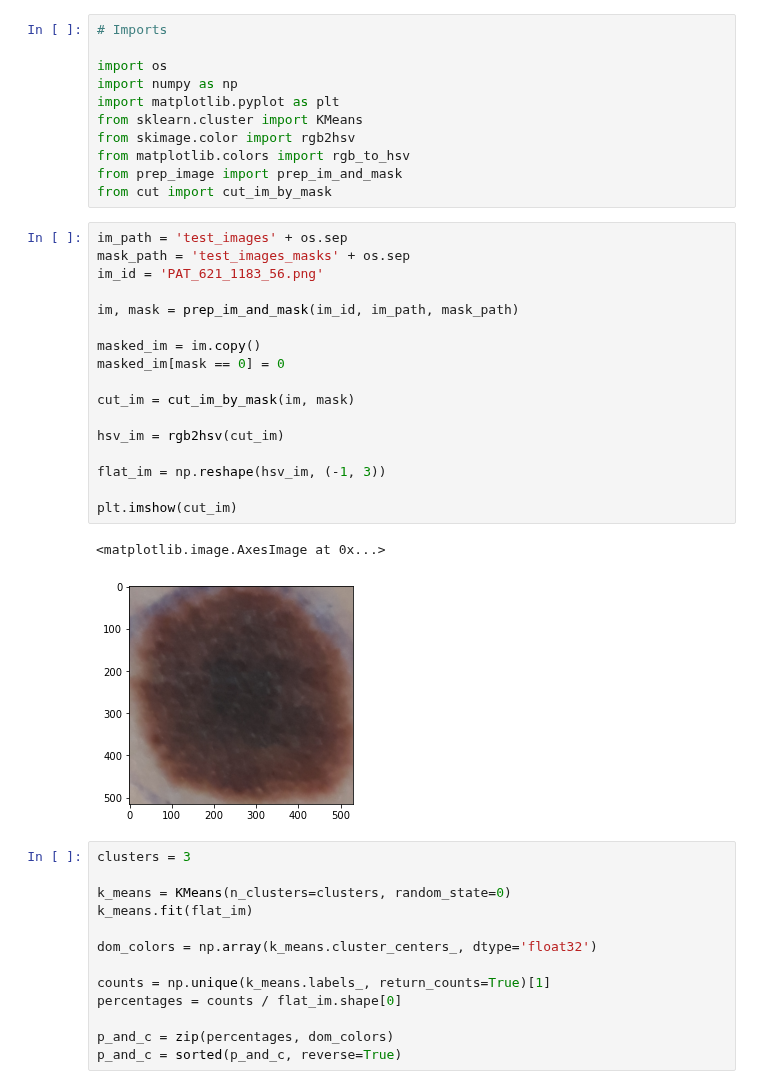
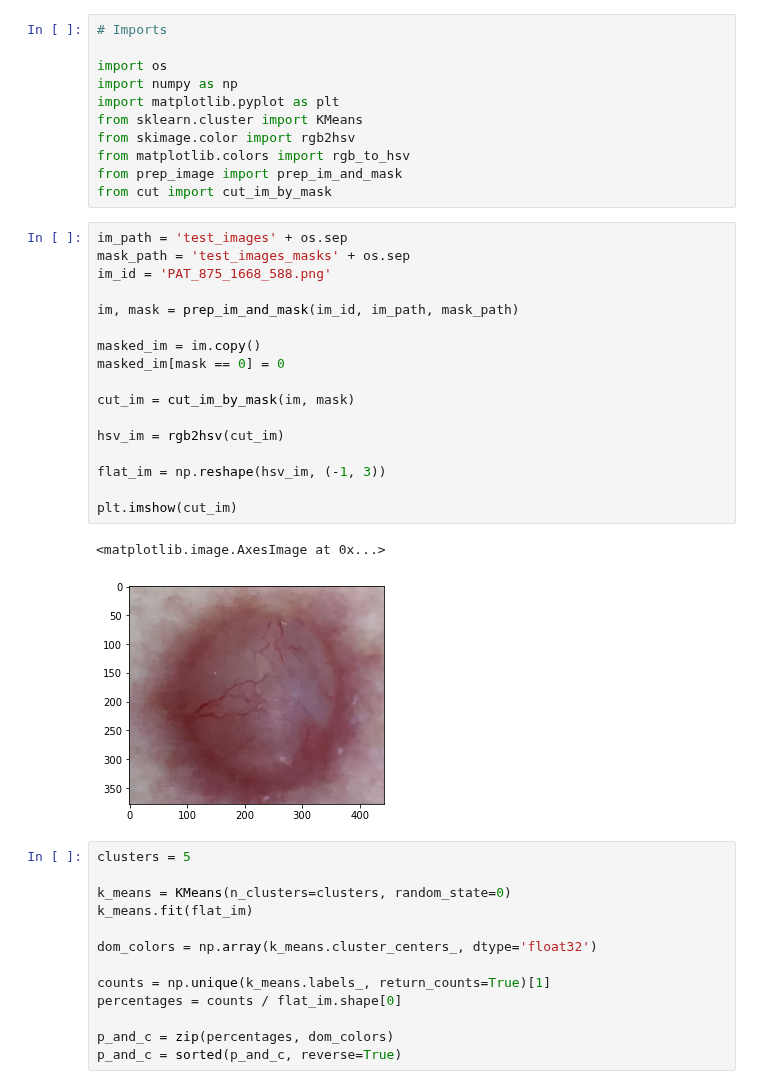
Before and after one commit to julielhagen/First-Year-Project, a Jupyter notebook: dominance_tester.ipynb, the cells around one changed output. Cells and saved outputs as stored; diff of their text form.

```diff
--- a/dominance_tester.ipynb
+++ b/dominance_tester.ipynb
@@ -12,25 +12,25 @@ from cut import cut_im_by_mask
 # %%
 im_path = 'test_images' + os.sep
 mask_path = 'test_images_masks' + os.sep
-im_id = 'PAT_621_1183_56.png'
+im_id = 'PAT_875_1668_588.png'
 
 im, mask = prep_im_and_mask(im_id, im_path, mask_path)
 
 masked_im = im.copy()
 masked_im[mask == 0] = 0
 
 cut_im = cut_im_by_mask(im, mask)
 
 hsv_im = rgb2hsv(cut_im)
 
 flat_im = np.reshape(hsv_im, (-1, 3))
 
 plt.imshow(cut_im)
 # %% [output]
 <matplotlib.image.AxesImage at 0x...>
-[figure, old version]
+[figure, new version]
 # %%
-clusters = 3
+clusters = 5
 
 k_means = KMeans(n_clusters=clusters, random_state=0)
 k_means.fit(flat_im)
```
Also changed, not shown: parts of 3 cells of this notebook.
